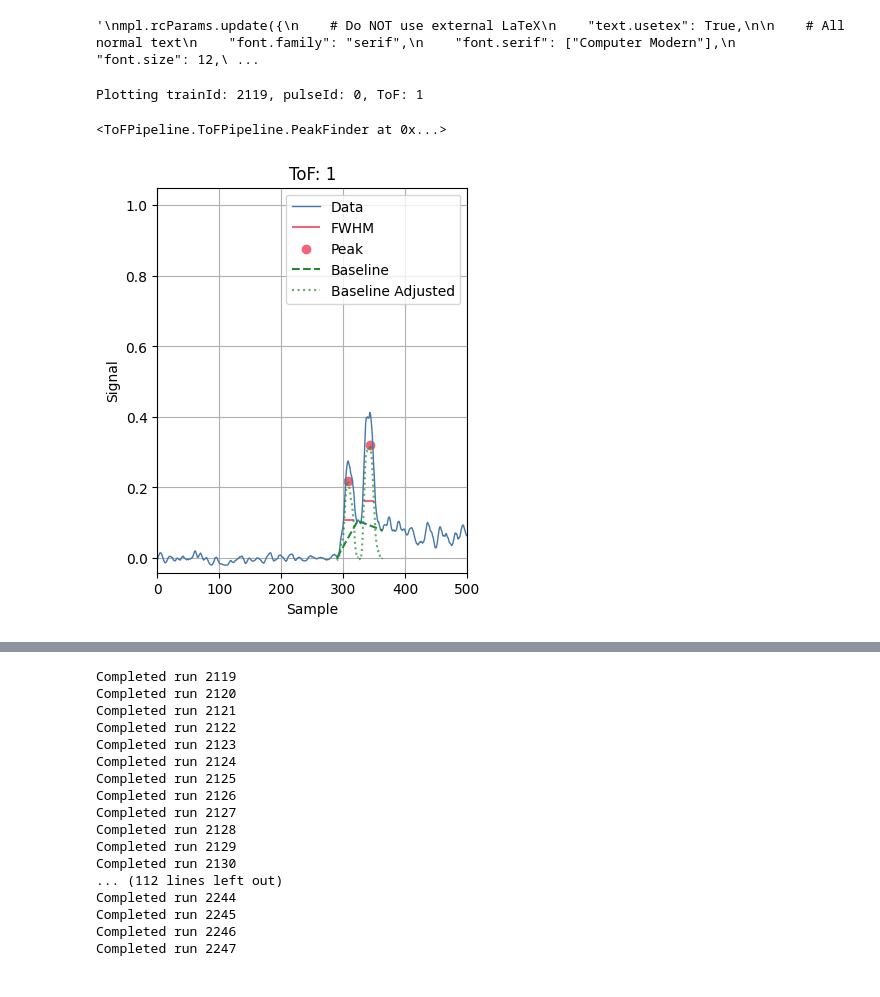
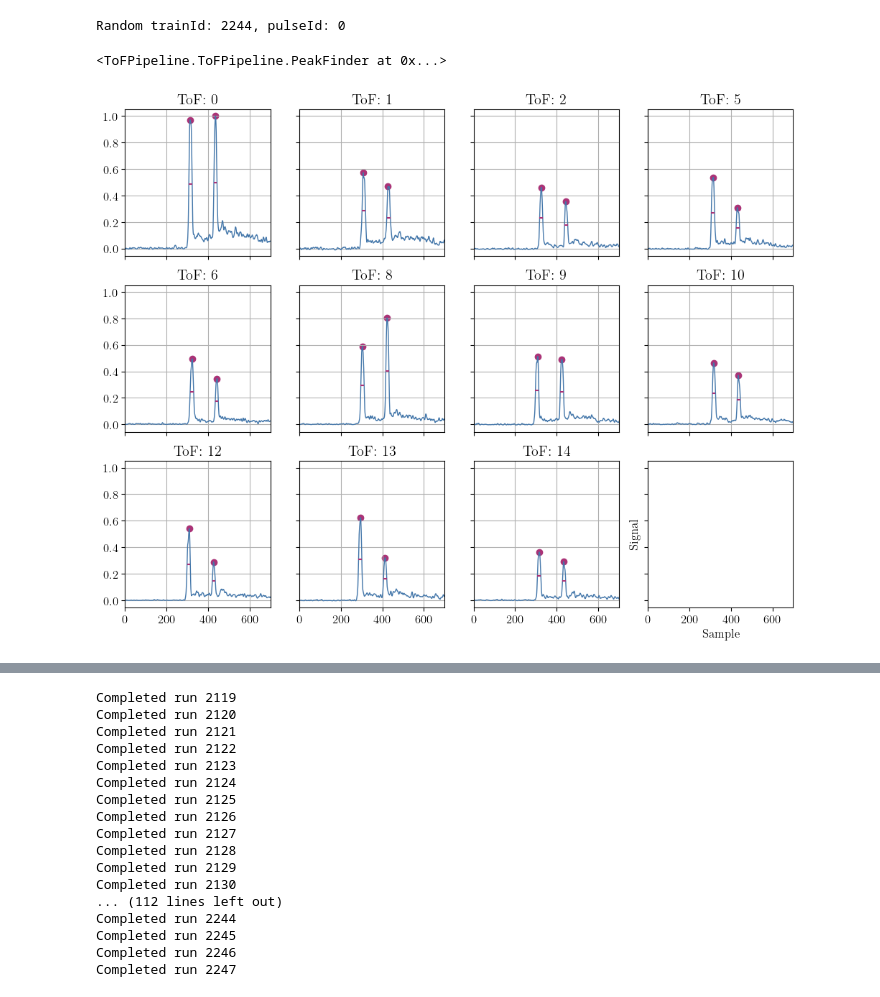
Before and after one commit to XAC-CFEL/PolScope, a Jupyter notebook: test.ipynb, the cells around one changed output, grey strips where cells are left out. Cells and saved outputs as stored; diff of their text form; code cells hidden in the pictures.

```diff
--- a/test.ipynb
+++ b/test.ipynb
@@ -4,7 +4,7 @@ import ToFPipeline.ToFPipeline as ToFPipeline
 import pandas as pd
 import matplotlib as mpl
 import matplotlib.pyplot as plt
-"""
+
 mpl.rcParams.update({
     # Do NOT use external LaTeX
     "text.usetex": True,
@@ -16,9 +16,6 @@ mpl.rcParams.update({
     # All math text
     "mathtext.fontset": "cm",
 })
-"""
-# %% [output]
-'\nmpl.rcParams.update({\n    # Do NOT use external LaTeX\n    "text.usetex": True,\n\n    # All normal text\n    "font.family": "serif",\n    "font.serif": ["Computer Modern"],\n    "font.size": 12,\ ...
 # %%
 importlib.reload(ToFPipeline)
 ToFPipeline.GlobalConfig.load("ToFPipeline/config.yaml")
@@ -160,15 +157,15 @@ data = ToFPipeline.NXSLoader("data").load(runNumbers=[runNo]).defaultPreprocessi
 # %%
 #%matplotlib widget
-results = ToFPipeline.PeakFinder(data.data).stack().tShift().smooth().smooth().normalize().process(threshold=0.01,peakNo=1,roi=[0,500],minWidth=False,symmetric=False,slopeLength=3, slopeStartHeight=0.5).dataframe()
+results = ToFPipeline.PeakFinder(data.data).stack().smooth().smooth().normalize().process(threshold=0.01,peakNo=1,roi=[0,700],minWidth=False,symmetric=False,slopeLength=False, slopeStartHeight=False).dataframe()
 results.results["pos"] = results.results["pos"] + 0
-#results.fitGaussians(useUpperHalf=False,multiGauss=[3,1],roiWidthMultiplier=2.0)
-results.plotSingle(ToF=1,logScale=False,xmin=0,xmax=500,figsize=(4,5),showGaussianFit=False)
+#results.fitGaussians(useUpperHalf=False, roiWidthMultiplier=3.0)
+#results.plotSingle(ToF=0,xmin=280,xmax=480,figsize=(4,5),showGaussianFit=False)
-# %% [output]
-Plotting trainId: 2119, pulseId: 0, ToF: 1
-<ToFPipeline.ToFPipeline.PeakFinder at 0x...>
-[figure, removed]
 # %%
-#results.plot(xmin=0,xmax=500,logScale=False)
+results.plot(xmin=0,xmax=700,logScale=False, raw=False)
+# %% [output]
+Random trainId: 2244, pulseId: 0
+<ToFPipeline.ToFPipeline.PeakFinder at 0x...>
+[figure, added]
 # %%
 ToFPipeline.AuxFunc(results.results).addData(data.angles, key="Angles", axis="detector")
 import pandas as pd
```
Also changed, not shown: parts of 19 cells of this notebook, 5 other files.
